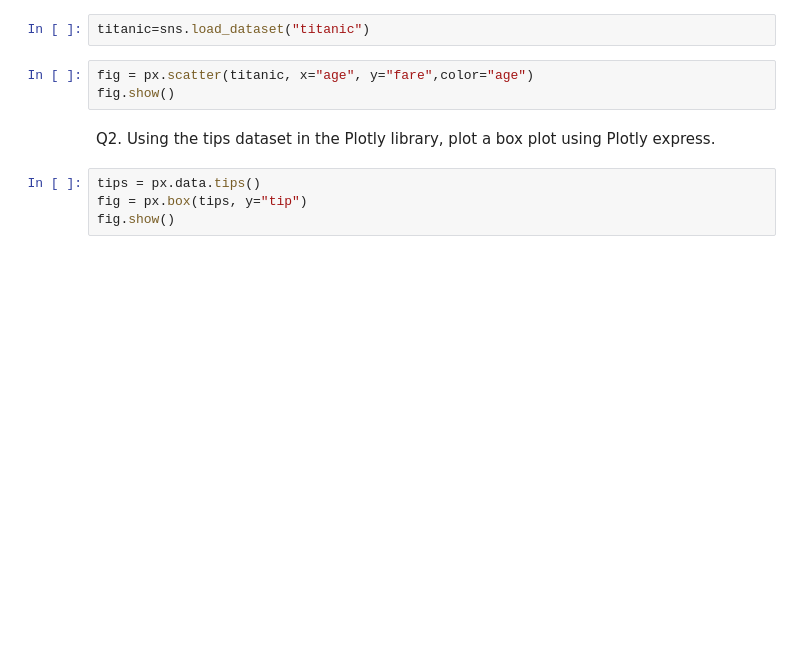
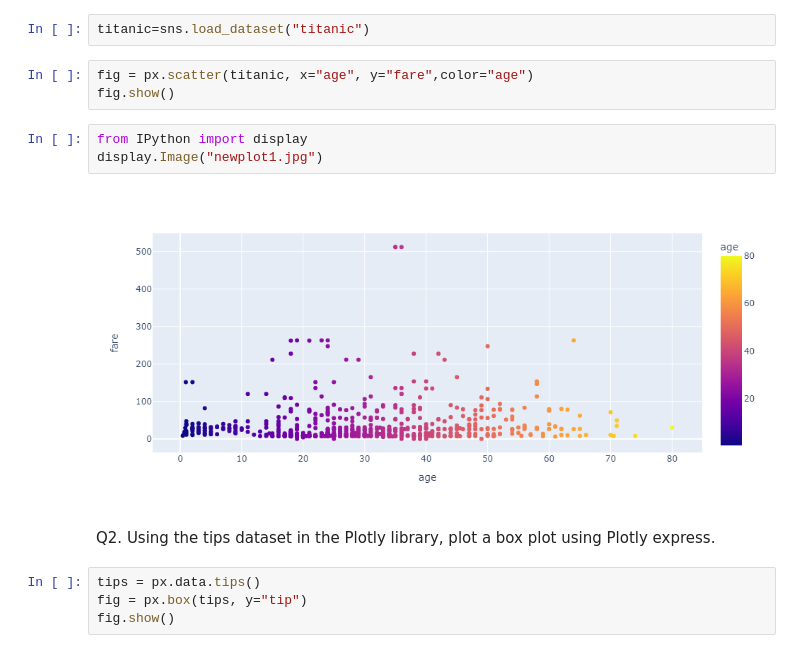
Before and after one commit to Ashutoshcs40all/FULL-STACK-DATA-SCIENCE, a Jupyter notebook: PYTHON/NUMPY,MATPLOTLIB/assignment4Mar.ipynb, the cells around one changed output. Cells and saved outputs as stored; diff of their text form; blank space fills up the shorter version.

```diff
--- a/PYTHON/NUMPY,MATPLOTLIB/assignment4Mar.ipynb
+++ b/PYTHON/NUMPY,MATPLOTLIB/assignment4Mar.ipynb
@@ -10,6 +11,11 @@ titanic=sns.load_dataset("titanic")
 # %%
 fig = px.scatter(titanic, x="age", y="fare",color="age")
 fig.show()
+# %%
+from IPython import display
+display.Image("newplot1.jpg")
+# %% [output]
+[figure, added]
 # %% [markdown]
 Q2. Using the tips dataset in the Plotly library, plot a box plot using Plotly express.
 # %%
```
Also changed, not shown: parts of 5 cells of this notebook, 5 other files.
